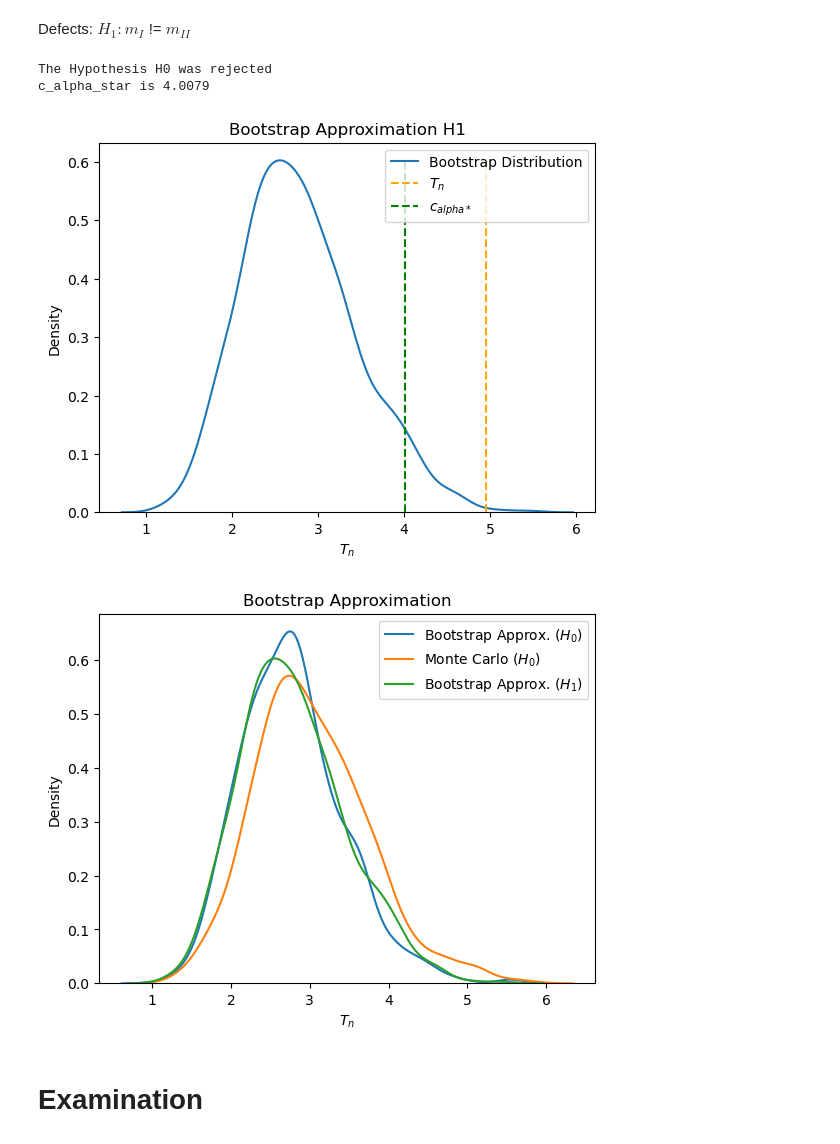
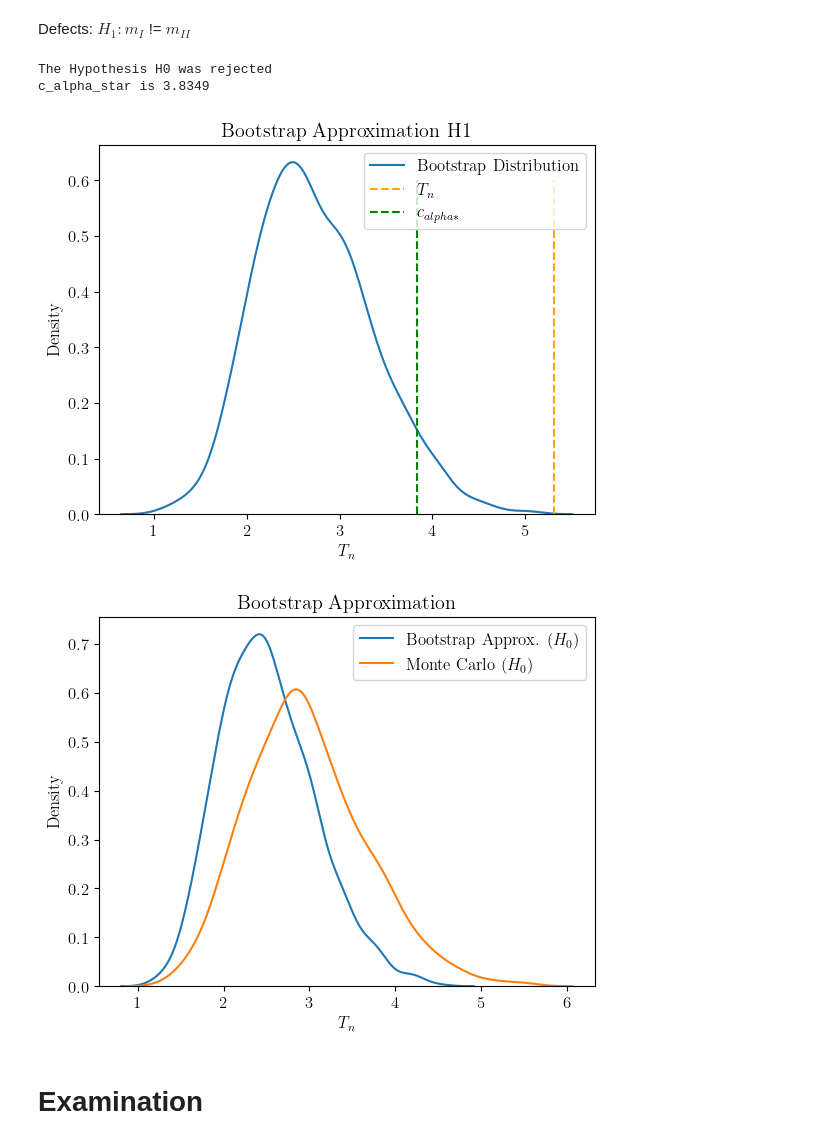
Before and after one commit to JonasEmrich/Wild-Bootstrap-Tests, a Jupyter notebook: wild_bootstrap.ipynb, the cells around one changed output. Drawn from its saved outputs; the diff is of its cells as text; code cells hidden in the pictures.

```diff
--- a/wild_bootstrap.ipynb
+++ b/wild_bootstrap.ipynb
@@ -12,3 +12,7 @@ import seaborn as sns
 
 from utils import *
 from bootstrap import Bootstrap, MonteCarlo
+
+plt.rc('text', usetex=True)
+plt.rc('font', family='serif')
+plt.rc('font', size=12)
@@ -47,26 +55,28 @@ y1, y2 = generate_data_franke(defect=True)
 
 BS = Bootstrap(method="wild", kernel_function="bartlett_priestley_kernel")
 results_H1 = BS.compute(y1, y2, h=.02, g=.03, B=1000, alpha=.05)
-BS.plot_kde(title="Bootstrap Approximation H1")
+fig = BS.plot_kde(title="Bootstrap Approximation H1")
+fig.savefig("plots/Bootstrap Approximation H1.pdf", bbox_inches="tight", pad_inches=0.1)
 # %% [output]
 The Hypothesis H0 was rejected
-c_alpha_star is 4.0079
+c_alpha_star is 3.8349
-[figure, old version]
+[figure, new version]
 # %%
 fig, ax = plt.subplots()
 sns.kdeplot(results_H0["Tn_star"], ax=ax, label=r"Bootstrap Approx. ($H_0$)")
 sns.kdeplot(Tn_monte, ax=ax, label=r"Monte Carlo ($H_0$)")
-sns.kdeplot(results_H1["Tn_star"], ax=ax, label=r"Bootstrap Approx. ($H_1$)")
+#sns.kdeplot(results_H1["Tn_star"], ax=ax, label=r"Bootstrap Approx. ($H_1$)")
 #ax.vlines(results_H0["Tn"], ymin=0, ymax=.6, linestyles="dashed",colors="orange", label=r"$T_n H_0$")
 #ax.vlines(results_H1["Tn"], ymin=0, ymax=.6, linestyles="dashed",colors="green", label=r"$T_n H_1$")
 
 #sns.kdeplot(Tn_monte_H1, ax=ax, label=r"Monte Carlo ($H_1$)")
 ax.set_xlabel(r"$T_n$")
 ax.set_title("Bootstrap Approximation")
 ax.legend()
 plt.show()
+fig.savefig("plots/Bootstrap Approximation H0 comparision.pdf", bbox_inches="tight", pad_inches=0.1)
 # %% [output]
-[figure, old version]
+[figure, new version]
 # %% [markdown]
 # Examination
 # %%
```
Also changed, not shown: parts of 6 cells of this notebook, 6 other files.
